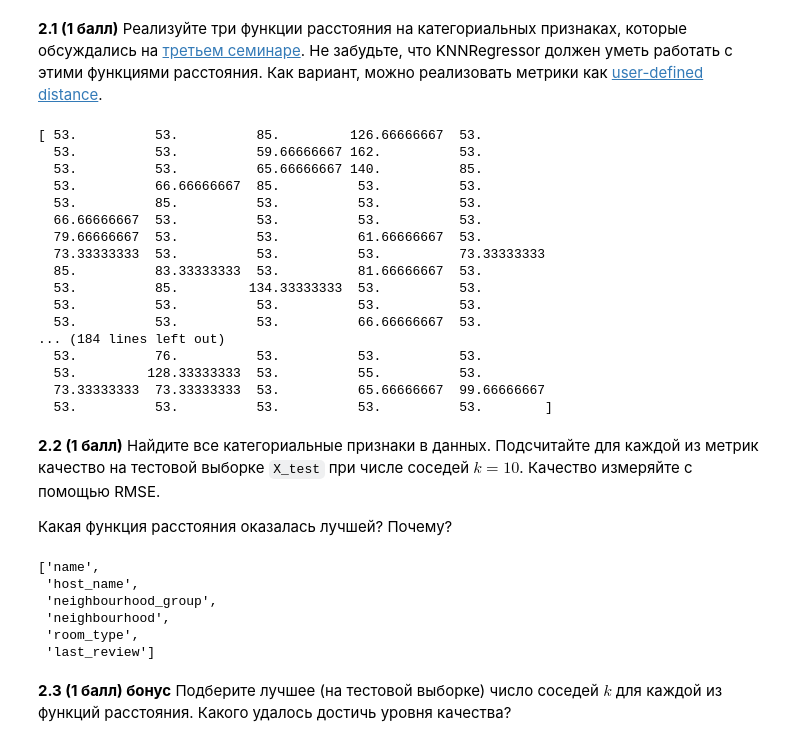
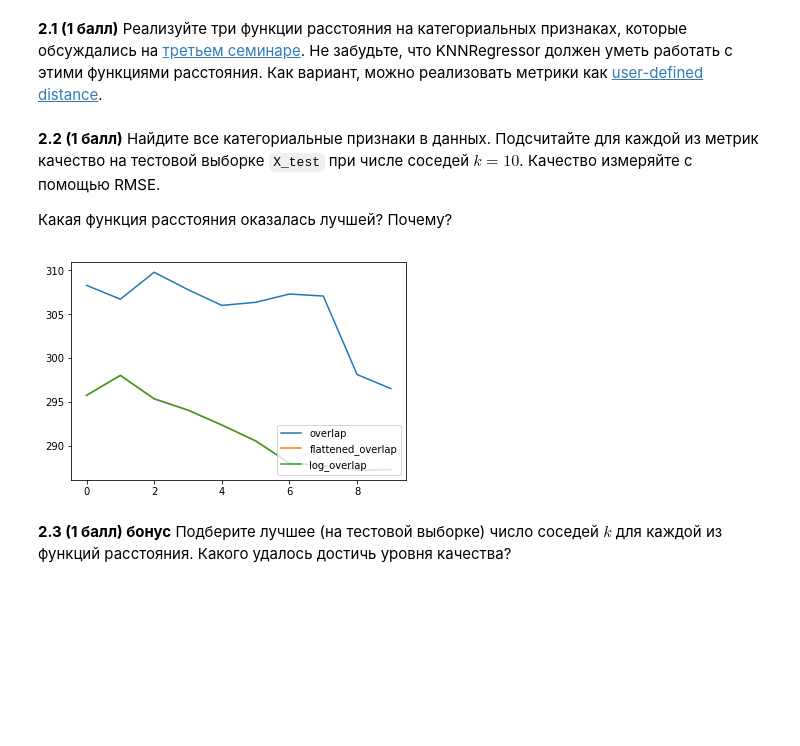
Before and after one commit to GHopperMSK/lmsu-homework, a Jupyter notebook: airbnb/homework-practice-02.ipynb, the cells around one changed output. Saved outputs shown, nothing was run; the diff lists cells and outputs as text; code cells hidden in the pictures; blank space fills up the shorter version.

Commit message:
RMSE graph

```diff
--- a/airbnb/homework-practice-02.ipynb
+++ b/airbnb/homework-practice-02.ipynb
@@ -339,45 +337,30 @@ X_train1[:, 2] = labelencoder.fit_transform(X_train1[:, 2])
 X_test1[:, 0] = labelencoder.fit_transform(X_test1[:, 0])
 X_test1[:, 1] = labelencoder.fit_transform(X_test1[:, 1])
 X_test1[:, 2] = labelencoder.fit_transform(X_test1[:, 2])
-
-knnr = KNNRegressor(n_neighbors = 3, metric = 'flattened_overlap', mode = 'uniform')
-knnr.fit(X_train1, y_train1)
-res = knnr.predict(X_test1)
-
-print(res)
-# %% [output]
-[ 53.          53.          85.         126.66666667  53.
-  53.          53.          59.66666667 162.          53.
-  53.          53.          65.66666667 140.          85.
-  53.          66.66666667  85.          53.          53.
-  53.          85.          53.          53.          53.
-  66.66666667  53.          53.          53.          53.
-  79.66666667  53.          53.          61.66666667  53.
-  73.33333333  53.          53.          53.          73.33333333
-  85.          83.33333333  53.          81.66666667  53.
-  53.          85.         134.33333333  53.          53.
-  53.          53.          53.          53.          53.
-  53.          53.          53.          66.66666667  53.
-... (184 lines left out)
-  53.          76.          53.          53.          53.
-  53.         128.33333333  53.          55.          53.
-  73.33333333  73.33333333  53.          65.66666667  99.66666667
-  53.          53.          53.          53.          53.        ]
 # %% [markdown]
 <b>2.2 (1 балл)</b> Найдите все категориальные признаки в данных. Подсчитайте для каждой из метрик качество на тестовой выборке `X_test` при числе соседей $k = 10$. Качество измеряйте с помощью RMSE.
 
 Какая функция расстояния оказалась лучшей? Почему?
-# %%
-# Ваш код здесь
-categoricalCols = numberCols = X_test.select_dtypes(include=[object]).columns.tolist()
-categoricalCols
-# %% [output]
-['name',
- 'host_name',
- 'neighbourhood_group',
- 'neighbourhood',
- 'room_type',
- 'last_review']
+# %%
+# Ваш код здесь
+from sklearn.metrics import mean_squared_error
+import matplotlib.pyplot as plt
+
+k_max = 10
+metrics_array = ['overlap', 'flattened_overlap', 'log_overlap']
+res = np.zeros(k_max * len(metrics_array)).reshape(k_max, len(metrics_array))
+for m in range(len(metrics_array)):
+    for k in range(k_max):
+        knnr = KNNRegressor(n_neighbors = k + 1, metric = metrics_array[m], mode = 'uniform')
+        knnr.fit(X_train1, y_train1)
+        pred = knnr.predict(X_test1)
+        res[k][m] = np.sqrt(mean_squared_error(y_test1, pred))
+
+plt.plot(res)
+plt.legend(metrics_array, loc='lower right')
+plt.show()
+# %% [output]
+[figure, added]
 # %% [markdown]
 <b>2.3 (1 балл) бонус</b> Подберите лучшее (на тестовой выборке) число соседей $k$ для каждой из функций расстояния. Какого удалось достичь уровня качества?
 # %%
```
Also changed, not shown: parts of 1 cell of this notebook.
